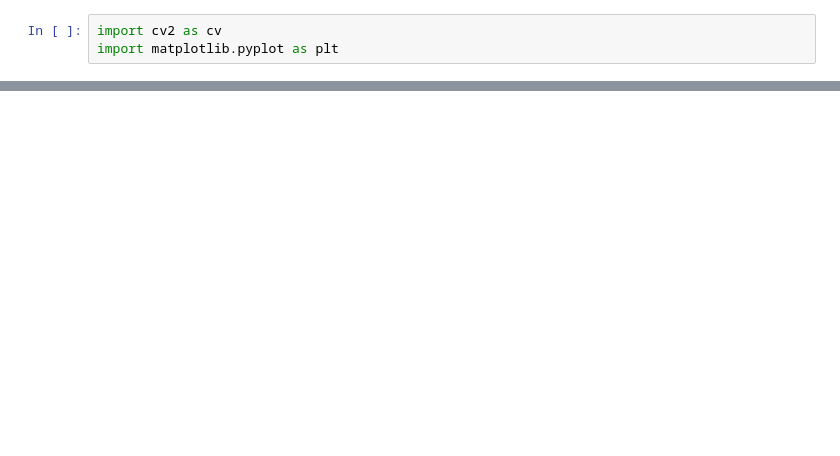
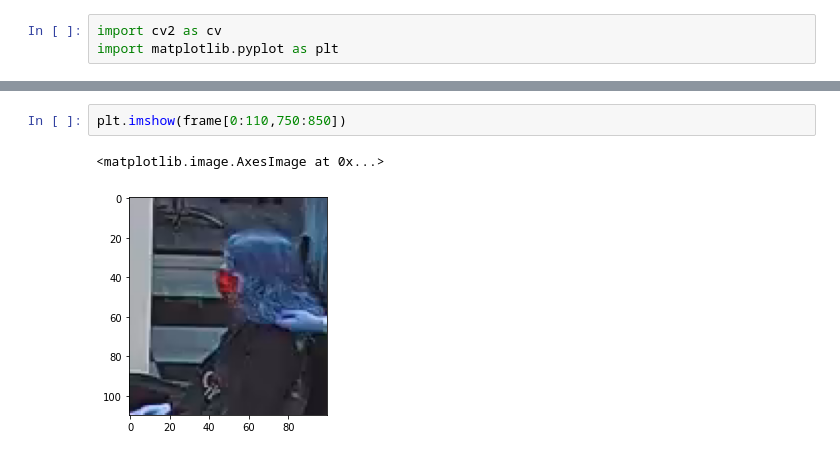
Before and after one commit to g0bel1n/deep-hair, a Jupyter notebook: notebooks/chair_explore.ipynb, the cells around one changed output, grey strips where cells are left out. Cells and saved outputs as stored; diff of their text form; blank space fills up the shorter version.

```diff
--- a/notebooks/chair_explore.ipynb
+++ b/notebooks/chair_explore.ipynb
@@ -22,0 +23,5 @@ plt.imshow(frame)
+# %%
+plt.imshow(frame[0:110,750:850])
+# %% [output]
+<matplotlib.image.AxesImage at 0x...>
+[figure, added]
```
Also changed, not shown: parts of 6 cells of this notebook, 8 other files.
